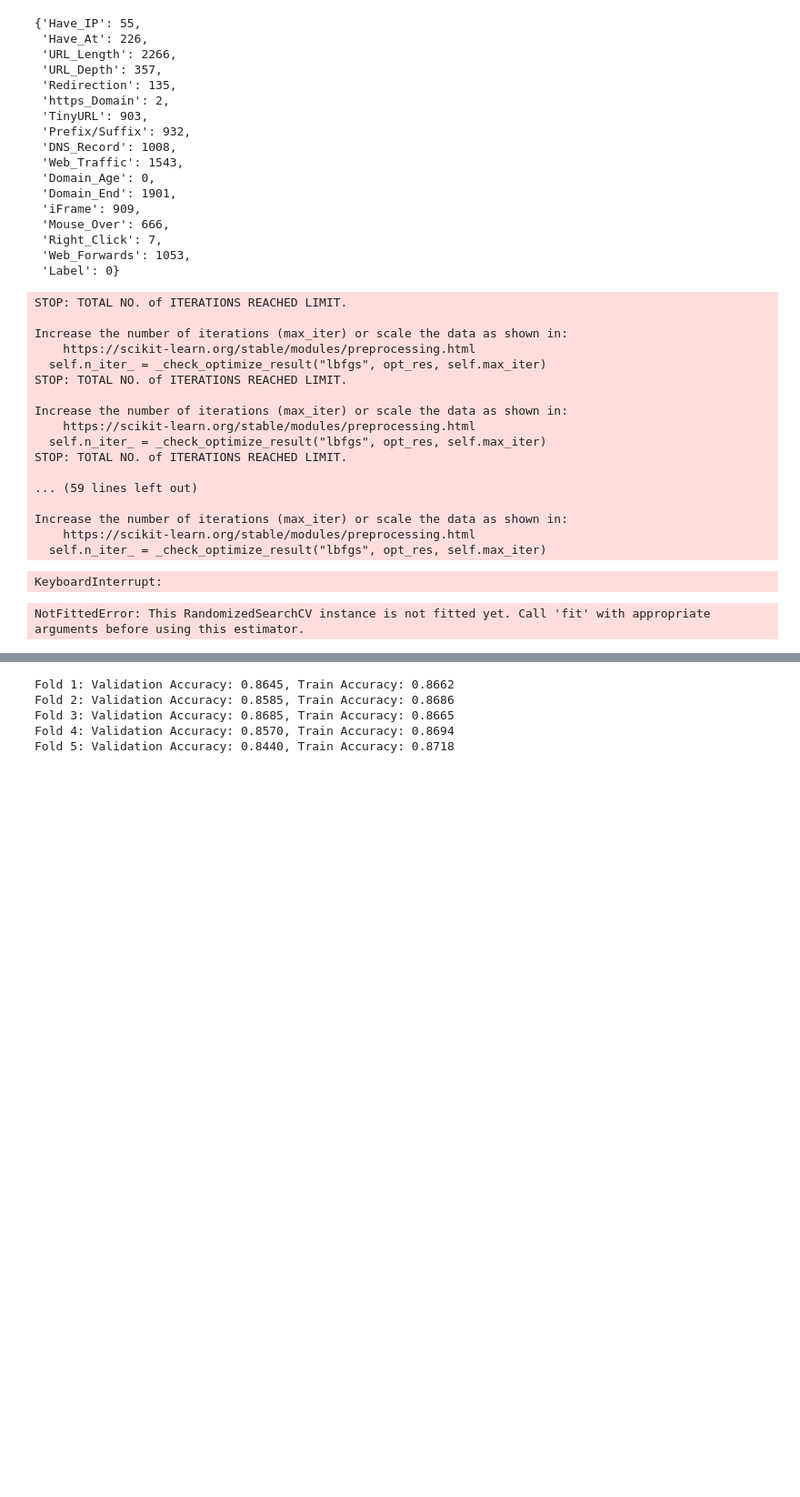
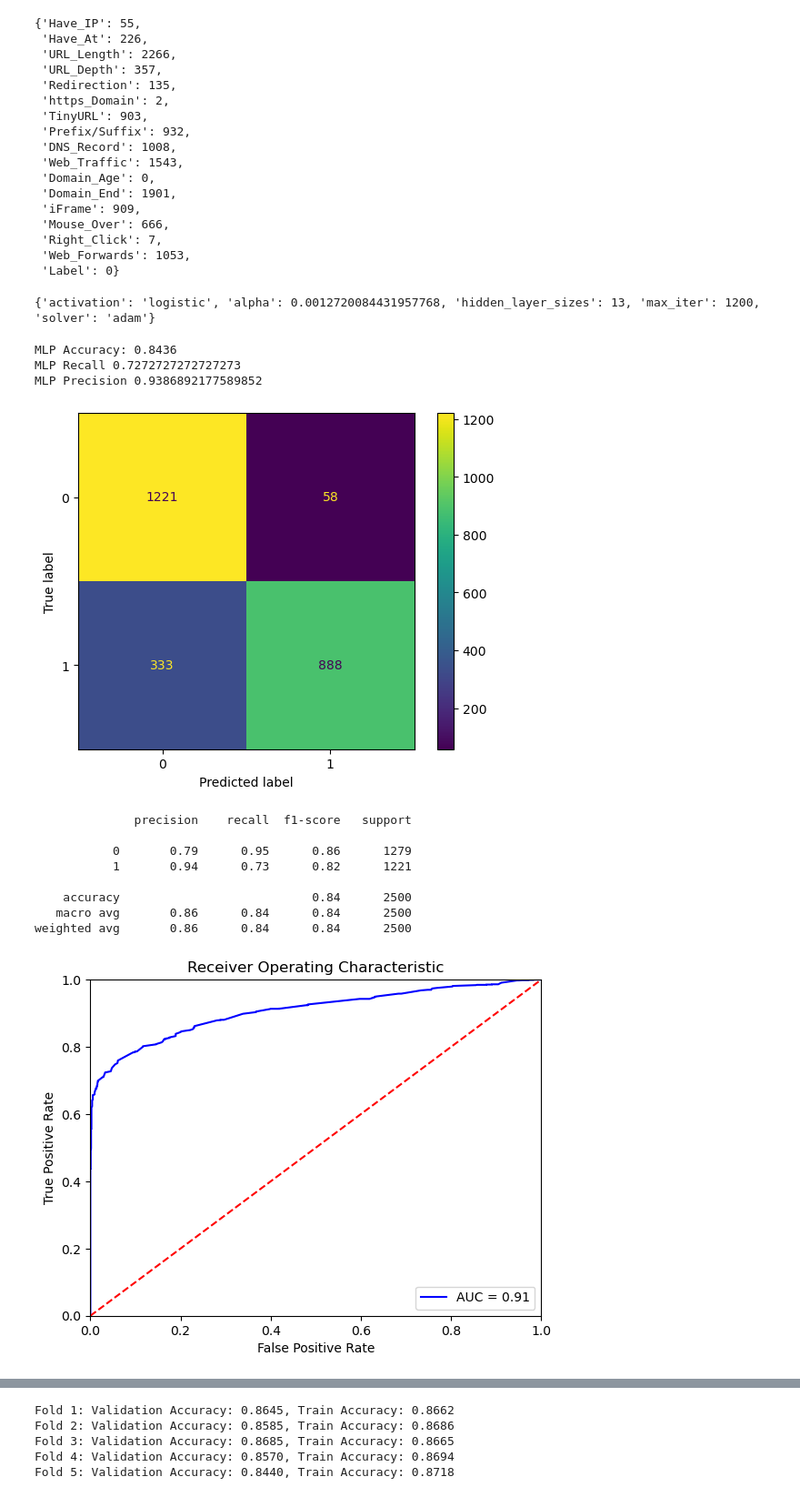
Before and after one commit to kwyo1201/Phishing-URL-Detection_Data-mining, a Jupyter notebook: main.ipynb, the cells around one changed output, grey strips where cells are left out. Shown: that part at 91% size. Cells and saved outputs as stored; diff of their text form; code cells hidden in the pictures; blank space fills up the shorter version.

```diff
--- a/main.ipynb
+++ b/main.ipynb
@@ -84,29 +84,12 @@ y = data["Label"]
 X_train, X_test, y_train, y_test = train_test_split(X,y,test_size=.25)
 # %%
 #Neural Network
-parameters = {'activation': ['identity', 'logistic', 'tanh', 'relu'], 'solver': ['lbfgs','adam','sgd'], 'hidden_layer_sizes':np.arange(5, 15),'max_iter':[500,600,700,800,900,1000]}
+parameters = {'activation': ['identity', 'logistic', 'tanh', 'relu'], 'solver': ['lbfgs','adam','sgd'], 'hidden_layer_sizes':np.arange(5, 15),'max_iter':[1000,1100,1200,1300,1400],'alpha':uniform(.0001,.01)}
 mlp_clf = RandomizedSearchCV(MLPClassifier(), param_distributions=parameters,scoring='accuracy',n_jobs=-1)
 mlp_clf.fit(X_train, y_train)
 print(mlp_clf.best_params_)
 # %% [output]
-STOP: TOTAL NO. of ITERATIONS REACHED LIMIT.
-
-Increase the number of iterations (max_iter) or scale the data as shown in:
-    https://scikit-learn.org/stable/modules/preprocessing.html
-  self.n_iter_ = _check_optimize_result("lbfgs", opt_res, self.max_iter)
-STOP: TOTAL NO. of ITERATIONS REACHED LIMIT.
-
-Increase the number of iterations (max_iter) or scale the data as shown in:
-    https://scikit-learn.org/stable/modules/preprocessing.html
-  self.n_iter_ = _check_optimize_result("lbfgs", opt_res, self.max_iter)
-STOP: TOTAL NO. of ITERATIONS REACHED LIMIT.
-
-... (59 lines left out)
-
-Increase the number of iterations (max_iter) or scale the data as shown in:
-    https://scikit-learn.org/stable/modules/preprocessing.html
-  self.n_iter_ = _check_optimize_result("lbfgs", opt_res, self.max_iter)
+{'activation': 'logistic', 'alpha': 0.0012720084431957768, 'hidden_layer_sizes': 13, 'max_iter': 1200, 'solver': 'adam'}
-KeyboardInterrupt:
 # %%
 def plot_roc_curve(classifier, X_test,y_test):
     y_scores = classifier.predict_proba(X_test)[:, 1]
@@ -121,18 +104,40 @@ def plot_roc_curve(classifier, X_test,y_test):
     plt.ylabel('True Positive Rate')
     plt.xlabel('False Positive Rate')
     plt.show()
+# %%
+def plot_confusion_matrix(classifier, confusion_matrix):
+    disp = ConfusionMatrixDisplay(confusion_matrix=confusion_matrix,display_labels=classifier.classes_)
+    disp.plot()
+    plt.show()
 # %%
 y_pred = mlp_clf.predict(X_test)
+
 mlp_accuracy = accuracy_score(y_test,y_pred)
 mlp_recall = recall_score(y_test,y_pred)
 mlp_precision = precision_score(y_test,y_pred)
+
 print("MLP Accuracy:",mlp_accuracy,"\nMLP Recall",mlp_recall,"\nMLP Precision",mlp_precision)
-print(confusion_matrix(y_test,y_pred))
+
+mlp_confusion_matrix = confusion_matrix(y_test,y_pred)
+plot_confusion_matrix(mlp_clf,mlp_confusion_matrix)
+
 print(classification_report(y_test,y_pred))
 
 plot_roc_curve(mlp_clf,X_test,y_test)
 # %% [output]
-NotFittedError: This RandomizedSearchCV instance is not fitted yet. Call 'fit' with appropriate arguments before using this estimator.
+MLP Accuracy: 0.8436
+MLP Recall 0.7272727272727273
+MLP Precision 0.9386892177589852
+[figure, added]
+              precision    recall  f1-score   support
+
+           0       0.79      0.95      0.86      1279
+           1       0.94      0.73      0.82      1221
+
+    accuracy                           0.84      2500
+   macro avg       0.86      0.84      0.84      2500
+weighted avg       0.86      0.84      0.84      2500
+[figure, added]
 # %%
 #Random Forest
 
```
Also changed, not shown: parts of 2 cells of this notebook.
